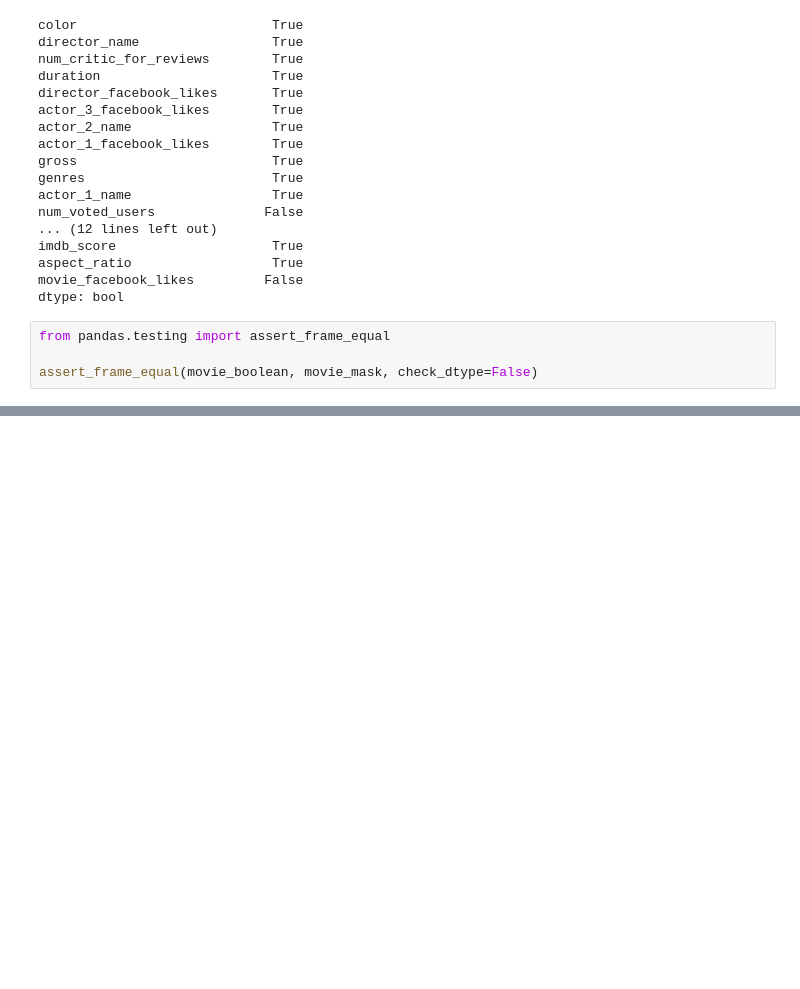
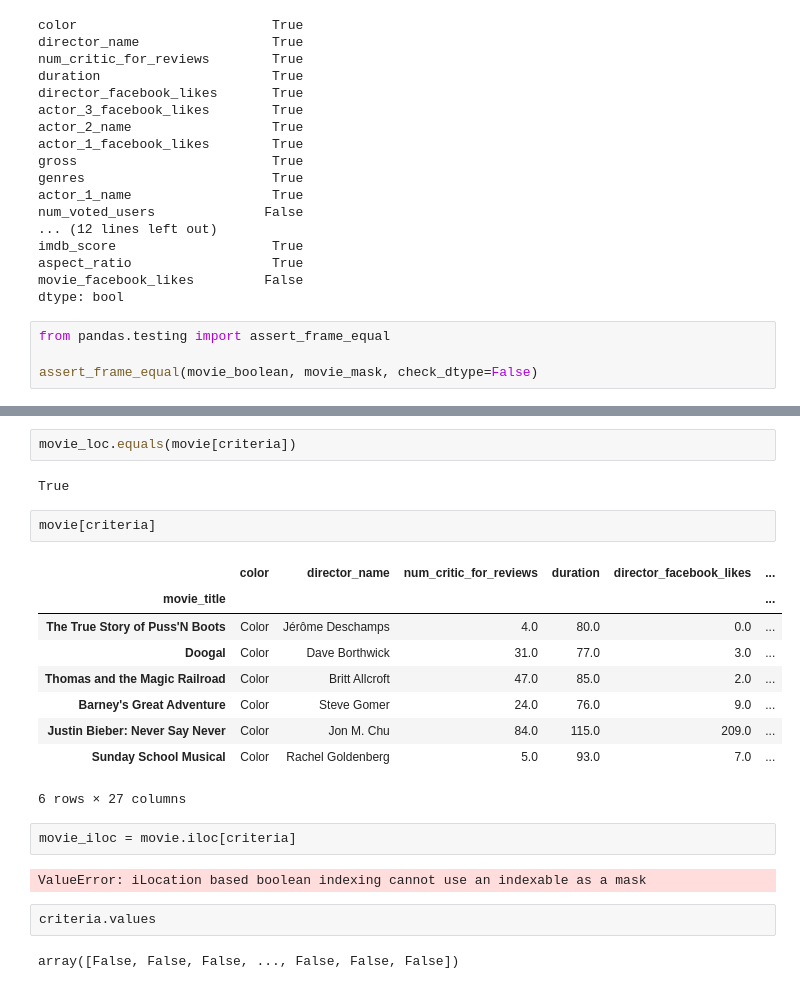
Before and after one commit to MarkNoordraven/Pandas-Cookbook, a Jupyter notebook: Chapter 05 Boolean Indexing Notes.ipynb, the cells around one changed output, grey strips where cells are left out. Drawn from its saved outputs; the diff is of its cells as text; blank space fills up the shorter version.

```diff
--- a/Chapter 05 Boolean Indexing Notes.ipynb
+++ b/Chapter 05 Boolean Indexing Notes.ipynb
@@ -1080,0 +1106,24 @@ assert_frame_equal(movie_boolean, movie_mask, check_dtype=False)
+# %%
+movie_loc.equals(movie[criteria])
+# %% [output]
+True
+# %%
+movie[criteria]
+# %% [output]
+|  | color | director_name | num_critic_for_reviews | duration | director_facebook_likes | ... |
+| movie_title |  |  |  |  |  | ... |
+| The True Story of Puss'N Boots | Color | Jérôme Deschamps | 4.0 | 80.0 | 0.0 | ... |
+| Doogal | Color | Dave Borthwick | 31.0 | 77.0 | 3.0 | ... |
+| Thomas and the Magic Railroad | Color | Britt Allcroft | 47.0 | 85.0 | 2.0 | ... |
+| Barney's Great Adventure | Color | Steve Gomer | 24.0 | 76.0 | 9.0 | ... |
+| Justin Bieber: Never Say Never | Color | Jon M. Chu | 84.0 | 115.0 | 209.0 | ... |
+| Sunday School Musical | Color | Rachel Goldenberg | 5.0 | 93.0 | 7.0 | ... |
+6 rows × 27 columns
+# %%
+movie_iloc = movie.iloc[criteria]
+# %% [output]
+ValueError: iLocation based boolean indexing cannot use an indexable as a mask
+# %%
+criteria.values
+# %% [output]
+array([False, False, False, ..., False, False, False])
```
Also changed, not shown: parts of 19 cells of this notebook.
